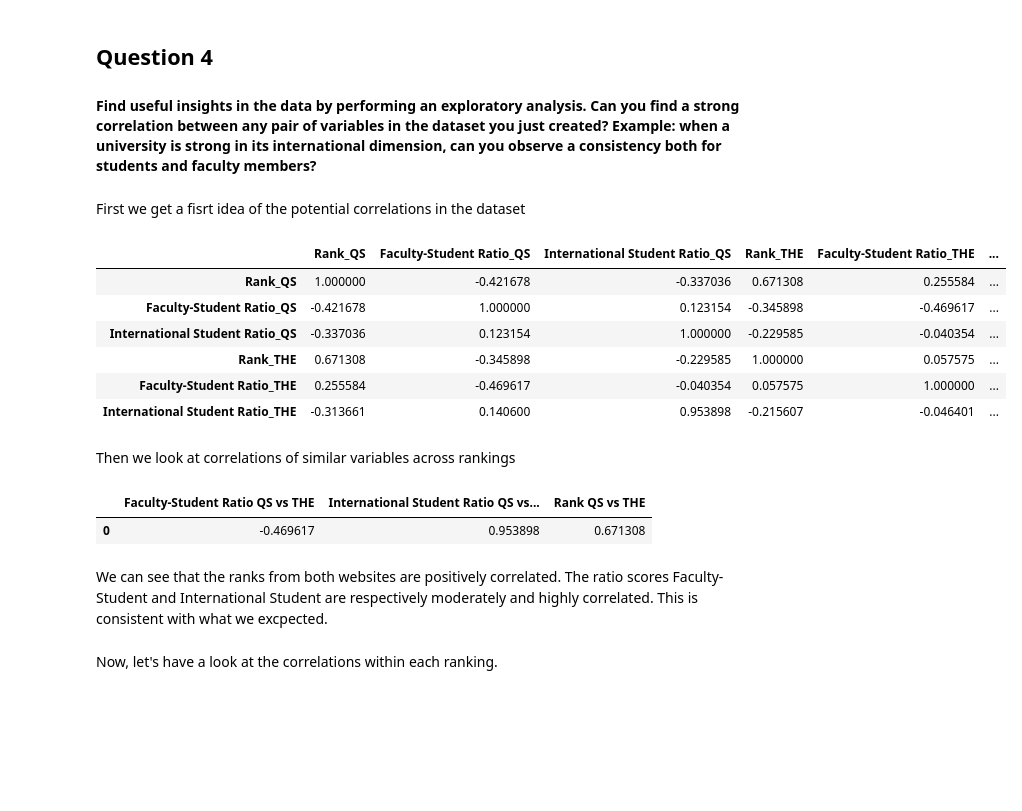
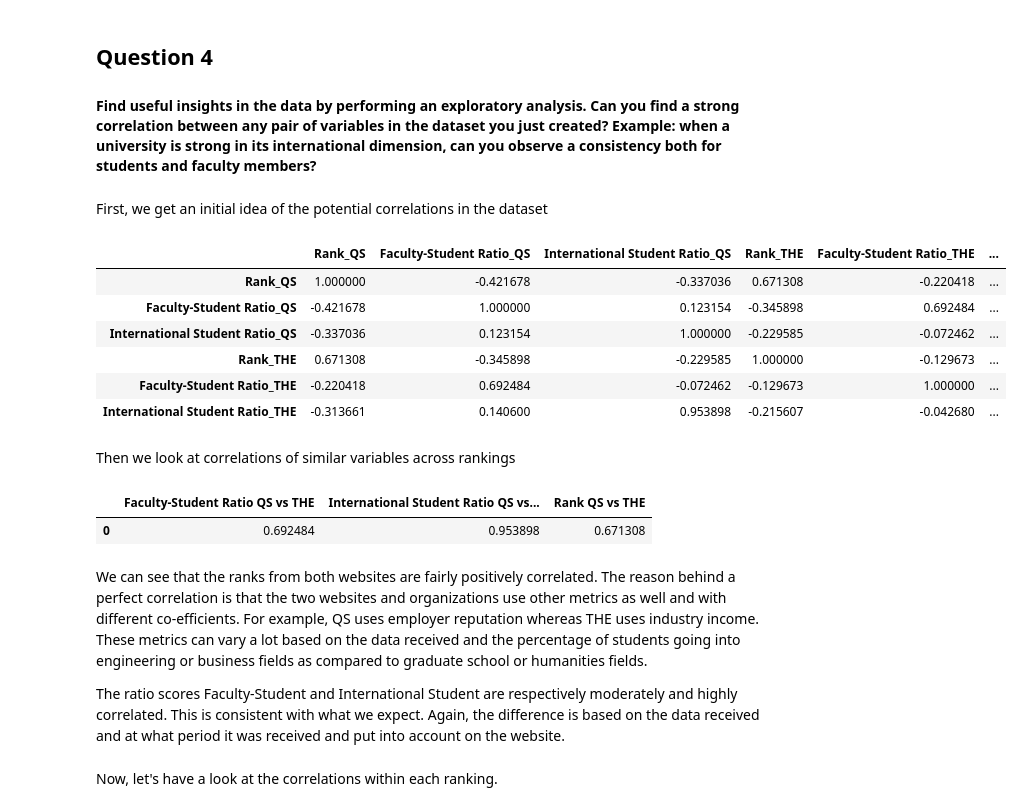
Before and after one commit to GauravPasari/ADA_Group_Tota_Pasari_Prelot, a Jupyter notebook: Homework2.ipynb, the cells around one changed output. Drawn from its saved outputs; the diff is of its cells as text; code cells hidden in the pictures; blank space fills up the shorter version.

```diff
--- a/Homework2.ipynb
+++ b/Homework2.ipynb
@@ -453,13 +486,28 @@ Our strategy is to create an index on univerity names and perform an approximate
 
     The best (no more than n) matches among the possibilities are returned in a list, sorted by similarity score, most similar first.
 # %%
-#Homogenize columns names and Rename them
-TM1=ratios_qs.copy()
-TM2=ratios_THE.copy()
-TM1.drop(['International Faculty', 'Total Faculty', 'International Students', 'Total Students'], axis = 1, inplace =True )
+# Homogenize columns names and rename them
+TM1 = ratios_qs.copy()
+TM2 = ratios_THE.copy()
+TM1.drop(['International Faculty',
+          'Total Faculty',
+          'International Students',
+          'Total Students'],
+         axis=1,
+         inplace=True)
+
 # Rename the rank columns for each dataset accordingly
-TM1 = TM1.rename(columns={'Rank':'Rank_QS','Faculty-Student Ratio':'Faculty-Student Ratio_QS','International Student Ratio':'International Student Ratio_QS'})
-TM2 = TM2.rename(columns={'Rank':'Rank_THE','Faculty-Student Ratio':'Faculty-Student Ratio_THE','International Student Ratio':'International Student Ratio_THE'})
+# TM1 represents QS rankings and TM2 represents THE rankings
+TM1 = TM1.rename(columns={
+                    'Rank':'Rank_QS',
+                    'Faculty-Student Ratio':'Faculty-Student Ratio_QS',
+                    'International Student Ratio':'International Student Ratio_QS'
+                    })
+TM2 = TM2.rename(columns={
+                    'Rank':'Rank_THE',
+                    'Faculty-Student Ratio':'Faculty-Student Ratio_THE',
+                    'International Student Ratio':'International Student Ratio_THE'
+                    })
 # %%
 TM1.head()
 # %% [output]
@@ -481,7 +529,8 @@ TM2.head()
 # %%
 # Get closest match on university name in both tables
 TM2.index = TM2['University']
-TM1['University'] = TM1['University'].map(lambda x: (difflib.get_close_matches(x, TM2.index)[:1] or [None])[0])
+TM1['University'] = TM1['University'].map(lambda x:
+                                          (difflib.get_close_matches(x, TM2.index)[:1] or [None])[0])
 
 # Perform an outer merge on the tables
 merged_df = pd.merge(TM1, TM2, how='outer')
@@ -500,35 +549,39 @@ merged_df.head(n=7)
 ## Question 4
 #### Find useful insights in the data by performing an exploratory analysis. Can you find a strong correlation between any pair of variables in the dataset you just created? Example: when a university is strong in its international dimension, can you observe a consistency both for students and faculty members?
 # %% [markdown]
-First we get a fisrt idea of the potential correlations in the dataset
+First, we get an initial idea of the potential correlations in the dataset
 # %%
-#Get Rid of any potential NaN in the data frame
-correl.head()
-correl.dropna(axis=0,how='any', inplace=True)
+# Get rid of any potential NaN in the data frame
+merged_df.head()
+merged_df.dropna(axis=0, how='any', inplace=True)
 # %%
 # Print the correlations between the columns of the dataframe
-Correl_results=correl.corr()
-correl.corr()
+results = merged_df.corr()
+results
 # %% [output]
 |  | Rank_QS | Faculty-Student Ratio_QS | International Student Ratio_QS | Rank_THE | Faculty-Student Ratio_THE | ... |
-| Rank_QS | 1.000000 | -0.421678 | -0.337036 | 0.671308 | 0.255584 | ... |
-| Faculty-Student Ratio_QS | -0.421678 | 1.000000 | 0.123154 | -0.345898 | -0.469617 | ... |
-| International Student Ratio_QS | -0.337036 | 0.123154 | 1.000000 | -0.229585 | -0.040354 | ... |
-| Rank_THE | 0.671308 | -0.345898 | -0.229585 | 1.000000 | 0.057575 | ... |
-| Faculty-Student Ratio_THE | 0.255584 | -0.469617 | -0.040354 | 0.057575 | 1.000000 | ... |
-| International Student Ratio_THE | -0.313661 | 0.140600 | 0.953898 | -0.215607 | -0.046401 | ... |
+| Rank_QS | 1.000000 | -0.421678 | -0.337036 | 0.671308 | -0.220418 | ... |
+| Faculty-Student Ratio_QS | -0.421678 | 1.000000 | 0.123154 | -0.345898 | 0.692484 | ... |
+| International Student Ratio_QS | -0.337036 | 0.123154 | 1.000000 | -0.229585 | -0.072462 | ... |
+| Rank_THE | 0.671308 | -0.345898 | -0.229585 | 1.000000 | -0.129673 | ... |
+| Faculty-Student Ratio_THE | -0.220418 | 0.692484 | -0.072462 | -0.129673 | 1.000000 | ... |
+| International Student Ratio_THE | -0.313661 | 0.140600 | 0.953898 | -0.215607 | -0.042680 | ... |
 # %% [markdown]
 Then we look at correlations of similar variables across rankings
 # %%
-
-a = [{'Rank QS vs THE': Correl_results.iloc[3,0], 'Faculty-Student Ratio QS vs THE':Correl_results.iloc[4,1], 'International Student Ratio QS vs THE': Correl_results.iloc[5,2]}]
-df_temp = pd.DataFrame(a)
-df_temp
+similar_variables = [{
+    'Rank QS vs THE': results.iloc[3, 0],
+    'Faculty-Student Ratio QS vs THE': results.iloc[4, 1],
+    'International Student Ratio QS vs THE': results.iloc[5, 2]}]
+df_similar = pd.DataFrame(similar_variables)
+df_similar
 # %% [output]
 |  | Faculty-Student Ratio QS vs THE | International Student Ratio QS vs... | Rank QS vs THE |
-| 0 | -0.469617 | 0.953898 | 0.671308 |
+| 0 | 0.692484 | 0.953898 | 0.671308 |
-# %% [markdown]
-We can see that the ranks from both websites are positively correlated. The ratio scores Faculty-Student and International Student are respectively moderately and highly correlated. This is consistent with what we excpected.
+# %% [markdown]
+We can see that the ranks from both websites are fairly positively correlated. The reason behind a perfect correlation is that the two websites and organizations use other metrics as well and with different co-efficients. For example, QS uses employer reputation whereas THE uses industry income. These metrics can vary a lot based on the data received and the percentage of students going into engineering or business fields as compared to graduate school or humanities fields.
+
+The ratio scores Faculty-Student and International Student are respectively moderately and highly correlated. This is consistent with what we expect. Again, the difference is based on the data received and at what period it was received and put into account on the website.
 # %% [markdown]
 Now, let's have a look at the correlations within each ranking.
 # %%
```
Also changed, not shown: parts of 48 cells of this notebook.
